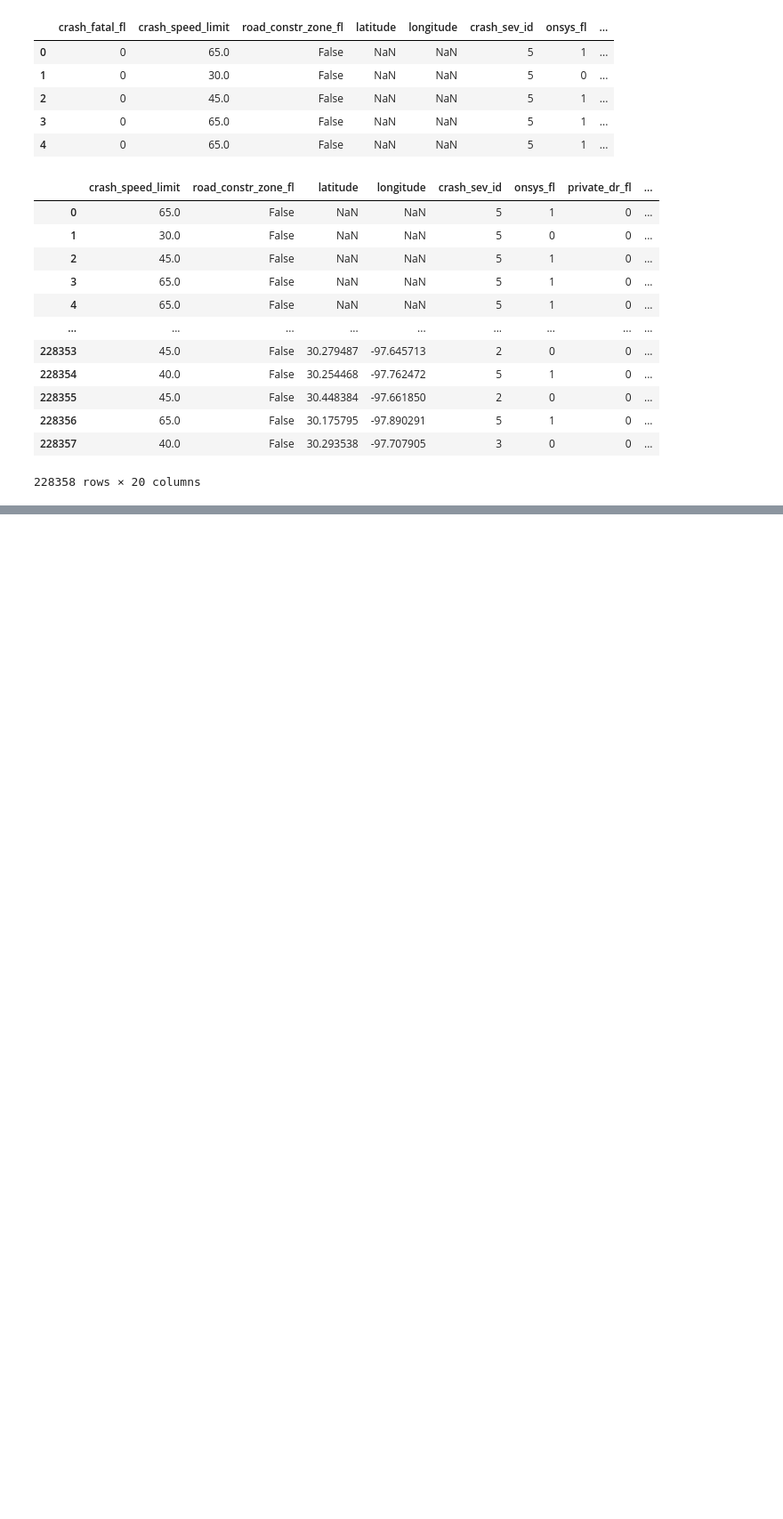
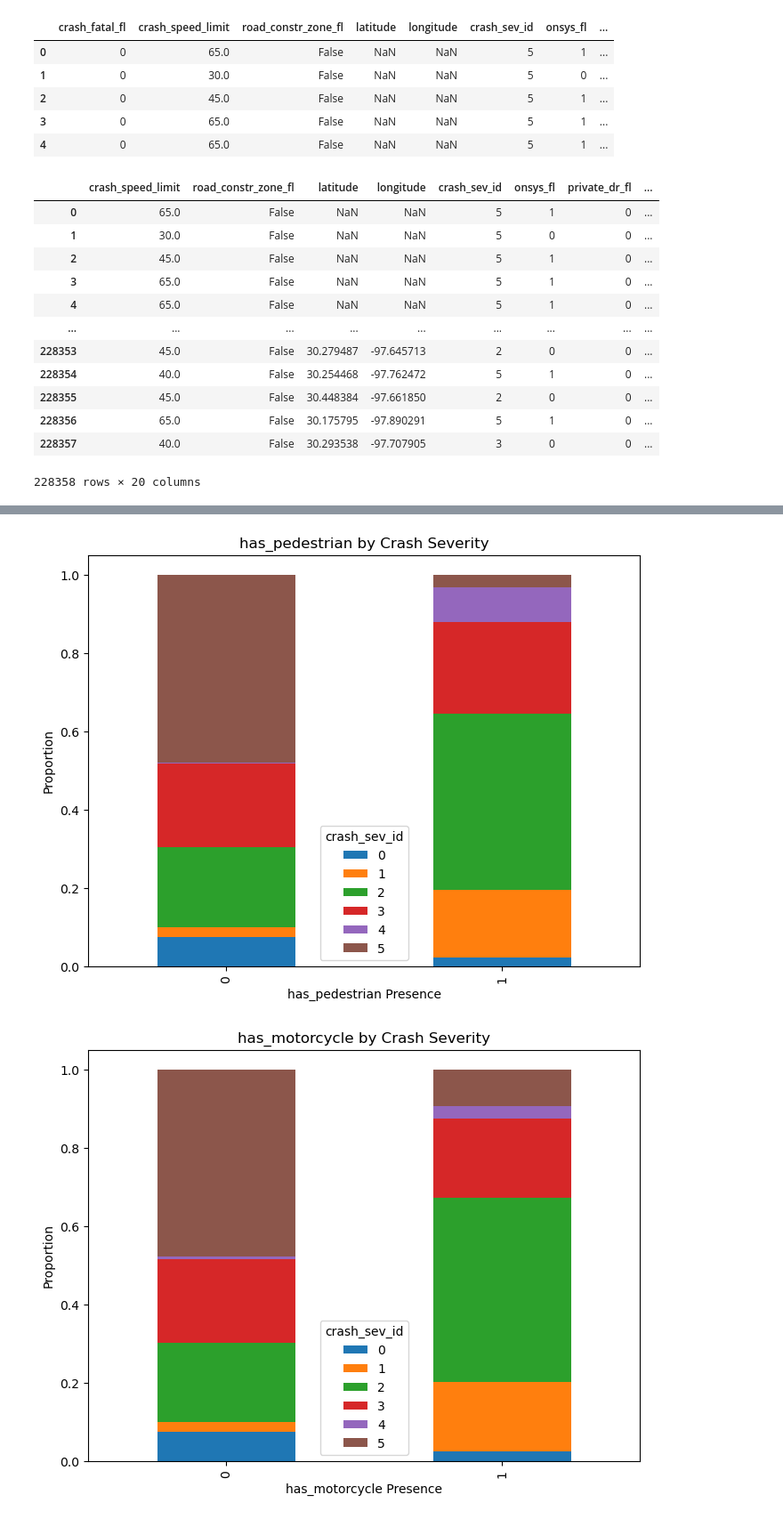
Before and after one commit to veee676/6302FinalTexasTrafficAccidentSeverityPrediction, a Jupyter notebook: Preprocessing.ipynb, the cells around one changed output, grey strips where cells are left out. Shown at 89% size. Saved outputs shown, nothing was run; the diff lists cells and outputs as text; code cells hidden in the pictures; blank space fills up the shorter version.

```diff
--- a/Preprocessing.ipynb
+++ b/Preprocessing.ipynb
@@ -414,0 +510,13 @@ plt.title('Correlation Heatmap')
+# %%
+## binary features v target
+feat = ['has_pedestrian', 'has_motorcycle', 'has_bicycle', 'has_micromobility', 'has_large_vehicle', 'has_other']
+for f in feat:
+    ct = pd.crosstab(df_class[f], df_class['crash_sev_id'], normalize='index')
+    ct.plot(kind='bar', stacked=True, figsize=(8,6))
+    plt.title(f'{f} by Crash Severity')
+    plt.xlabel(f'{f} Presence')
+    plt.ylabel('Proportion')
+    plt.show()
+# %% [output]
+[figure, added]
+[figure, added]
```
Also changed, not shown: parts of 16 cells of this notebook.
